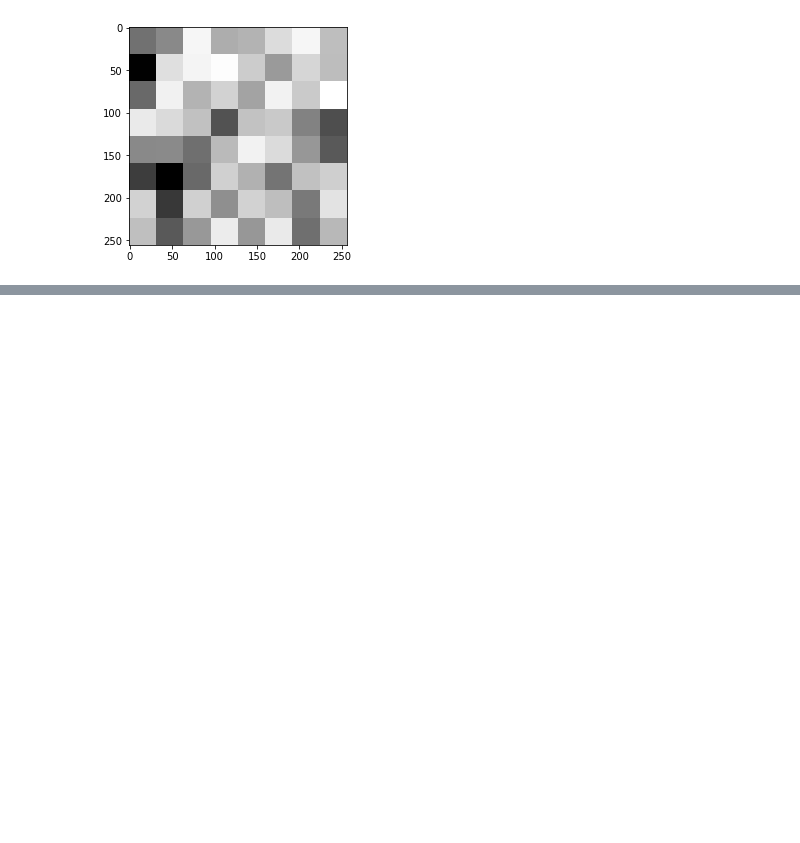
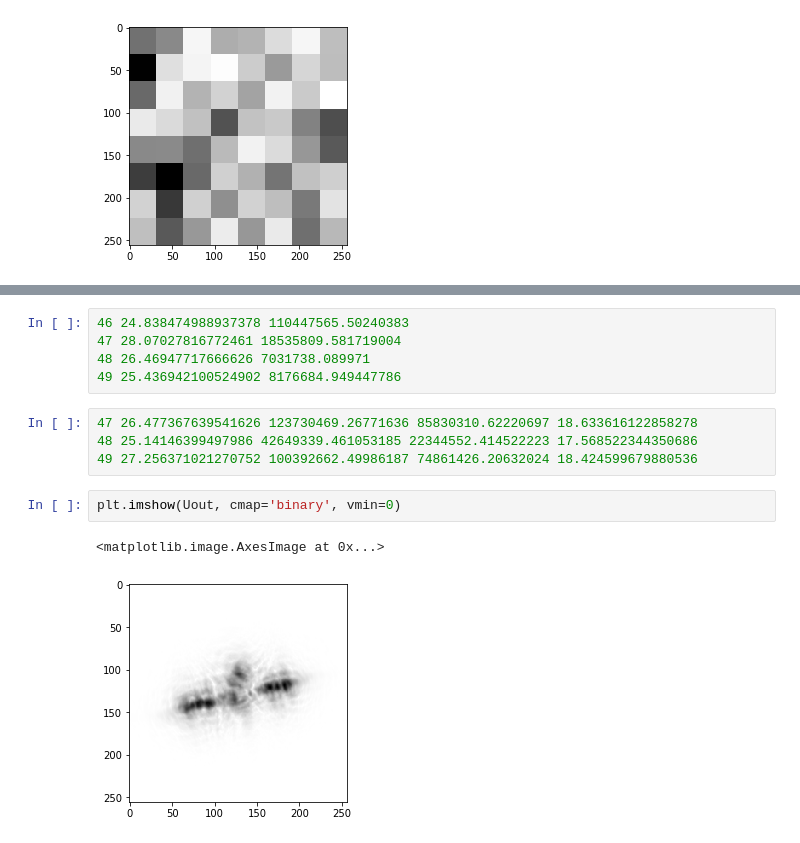
Before and after one commit to jamunozlab/turbulence, a Jupyter notebook: hierarchical_random_walk.ipynb, the cells around one changed output, grey strips where cells are left out. Saved outputs shown, nothing was run; the diff lists cells and outputs as text; blank space fills up the shorter version.

```diff
--- a/hierarchical_random_walk.ipynb
+++ b/hierarchical_random_walk.ipynb
@@ -806,0 +937,14 @@ for generation in range(Ngenerations):
+# %%
+46 24.838474988937378 110447565.50240383
+47 28.07027816772461 18535809.581719004
+48 26.46947717666626 7031738.089971
+49 25.436942100524902 8176684.949447786
+# %%
+47 26.477367639541626 123730469.26771636 85830310.62220697 18.633616122858278
+48 25.14146399497986 42649339.461053185 22344552.414522223 17.568522344350686
+49 27.256371021270752 100392662.49986187 74861426.20632024 18.424599679880536
+# %%
+plt.imshow(Uout, cmap='binary', vmin=0)
+# %% [output]
+<matplotlib.image.AxesImage at 0x...>
+[figure, added]
```
Also changed, not shown: parts of 21 cells of this notebook.
